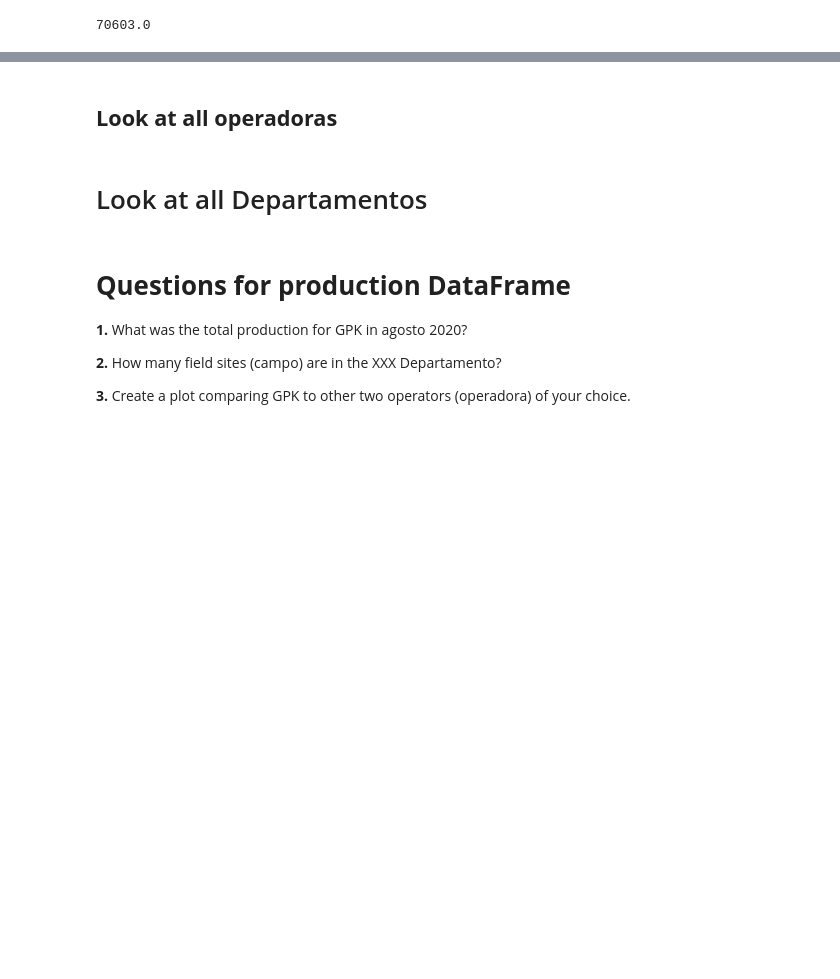
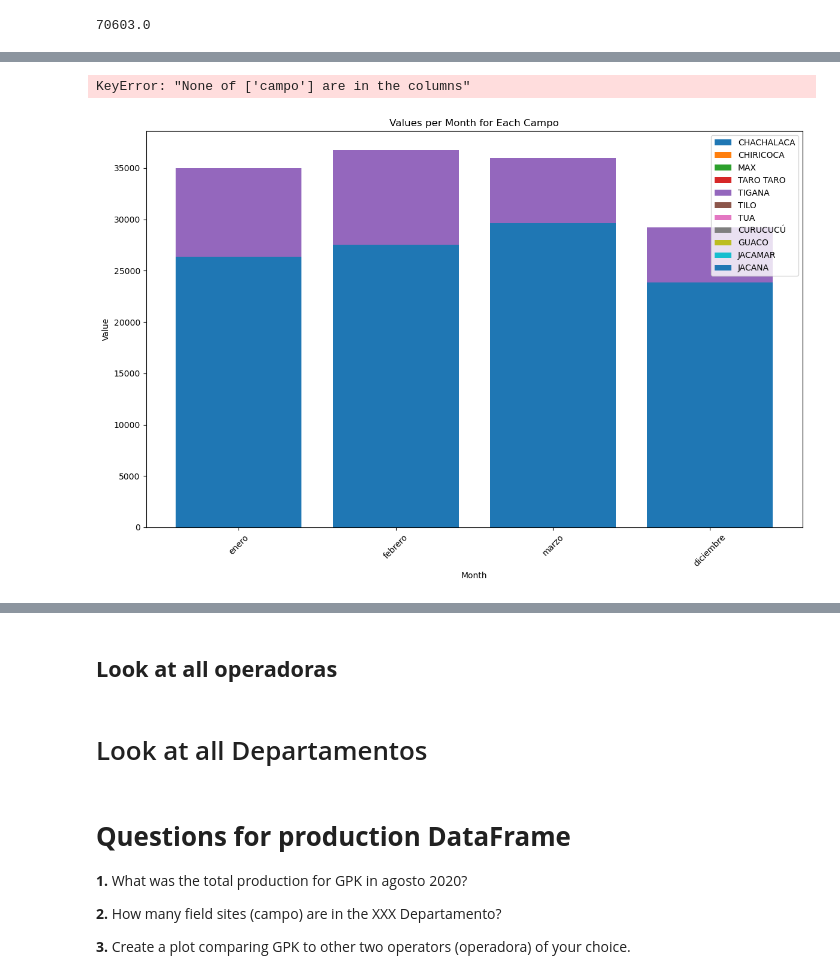
Before and after one commit to Iortega2021/02-geopark-pandas-dataframes, a Jupyter notebook: notebooks/02-geopark-pandas-empty.ipynb, the cells around one changed output, grey strips where cells are left out. Drawn from its saved outputs; the diff is of its cells as text; code cells hidden in the pictures; blank space fills up the shorter version.

```diff
--- a/notebooks/02-geopark-pandas-empty.ipynb
+++ b/notebooks/02-geopark-pandas-empty.ipynb
@@ -455,0 +555,52 @@ gpk_month_group["enero"].sum()
+# %%
+import matplotlib.pyplot as plt
+
+# Plotting
+plt.figure(figsize=(12, 8))  # Set the figure size
+
+# Loop over each row (campo) and plot the values for each month
+for campo in transposed_df.index:
+    plt.bar(gpk_month_group.columns, gpk_month_group.loc[campo], label=campo)
+
+plt.xlabel('Month')
+plt.ylabel('Value')
+plt.title('Values per Month for Each Campo')
+plt.xticks(rotation=45)  # Rotate x-axis labels for better readability
+plt.legend()  # Add legend to show campo names
+plt.tight_layout()  # Adjust layout to prevent clipping of labels
+plt.show()
+# %% [output]
+KeyError: "None of ['campo'] are in the columns"
+# %%
+# Plot each variable (campo) as function of month on same axis
+import matplotlib.pyplot as plt
+
+# Example DataFrame
+campo_month_df = pd.DataFrame({
+    'campo': ['CHACHALACA', 'CHIRICOCA', 'MAX', 'TARO TARO', 'TIGANA', 'TILO', 'TUA', 'CURUCUCÚ', 'GUACO', 'JACAMAR', 'JACANA'],
+    'enero': [113.34, 3161.00, 261.23, 399.42, 34987.24, 355.12, 4318.55, 225.94, 381.67, 33.85, 26365.64],
+    'febrero': [106.82, 2083.84, 261.23, 396.04, 36756.21, 381.57, 4205.95, 218.95, 350.26, 30.83, 27510.23],
+    'marzo': [47.23, 998.10, 170.01, 267.40, 35999.17, 234.14, 3819.69, 135.63, 194.79, 18.90, 29643.37],
+    # Add more months here...
+    'diciembre': [0.00, 595.74, 260.55, 0.00, 29235.58, 337.97, 3143.31, 182.15, 183.29, 0.00, 23855.03]
+})
+
+# Set 'campo' column as index
+campo_month_df.set_index('campo', inplace=True)
+
+# Plotting
+plt.figure(figsize=(12, 8))  # Set the figure size
+
+# Loop over each row (campo) and plot the values for each month
+for campo in campo_month_df.index:
+    plt.bar(campo_month_df.columns, campo_month_df.loc[campo], label=campo)
+
+plt.xlabel('Month')
+plt.ylabel('Value')
+plt.title('Values per Month for Each Campo')
+plt.xticks(rotation=45)  # Rotate x-axis labels for better readability
+plt.legend()  # Add legend to show campo names
+plt.tight_layout()  # Adjust layout to prevent clipping of labels
+plt.show()
+# %% [output]
+[figure, added]
```
Also changed, not shown: parts of 8 cells of this notebook.
